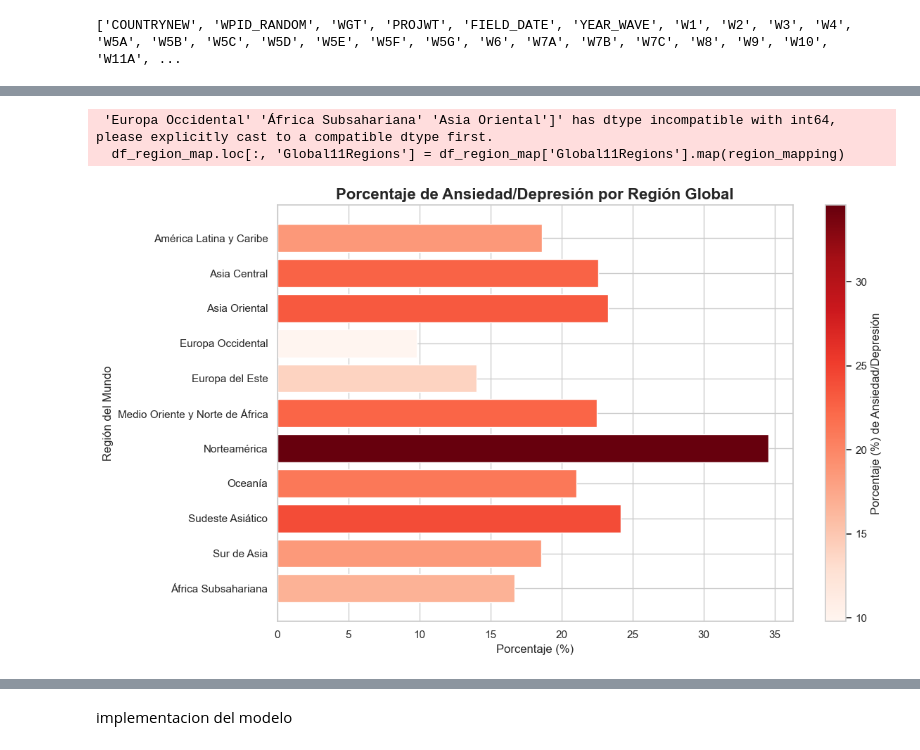
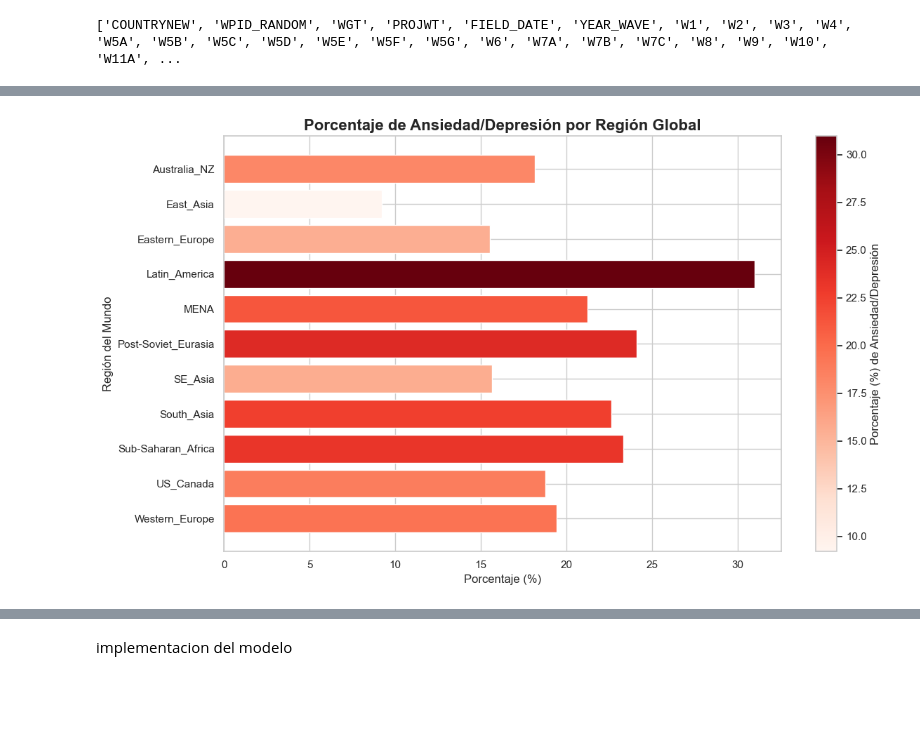
Before and after one commit to juanxog/mathEngTFM, a Jupyter notebook: tesis.ipynb, the cells around one changed output, grey strips where cells are left out. Saved outputs shown, nothing was run; the diff lists cells and outputs as text; code cells hidden in the pictures; blank space fills up the shorter version.

```diff
--- a/tesis.ipynb
+++ b/tesis.ipynb
@@ -491,21 +511,8 @@ import matplotlib.colors as mcolors
 
 df_region_map = df_clean[df_clean['MH7A'].isin(['Yes', 'No'])]
 
-# Mapeo seguro con .loc para evitar warnings
-region_mapping = {
-    1: 'América Latina y Caribe',
-    2: 'África Subsahariana',
-    3: 'Asia Oriental',
-    4: 'Sur de Asia',
-    5: 'Europa Occidental',
-    6: 'Europa del Este',
-    7: 'Medio Oriente y Norte de África',
-    8: 'Norteamérica',
-    9: 'Oceanía',
-    10: 'Asia Central',
-    11: 'Sudeste Asiático'
-}
-df_region_map.loc[:, 'Global11Regions'] = df_region_map['Global11Regions'].map(region_mapping)
+
+#df_region_map.loc[:, 'Global11Regions'] = df_region_map['Global11Regions'].map(region_mapping)
 
 # Agrupar para calcular porcentaje de ansiedad/depresión
 region_summary = (
@@ -519,33 +526,31 @@ region_summary = (
 region_yes = region_summary[region_summary['MH7A'] == 'Yes']
 
 # --- 2. Normalizar porcentaje para colores ---
 norm = plt.Normalize(region_yes['percentage'].min(), region_yes['percentage'].max())
 colors = [plt.cm.Reds(norm(p)) for p in region_yes['percentage']]
 
 # --- 3. Crear figura y eje manualmente ---
 fig, ax = plt.subplots(figsize=(12, 7))
 
 # Crear el gráfico manualmente para poder controlar el eje
 bars = ax.barh(
     region_yes['Global11Regions'],
     region_yes['percentage'],
     color=colors
 )
 
 # Crear y agregar la barra de colores
 sm = plt.cm.ScalarMappable(cmap="Reds", norm=norm)
 sm.set_array([])  # Obligatorio para matplotlib>=3.1
 cbar = fig.colorbar(sm, ax=ax)
 cbar.set_label('Porcentaje (%) de Ansiedad/Depresión', fontsize=12)
 
 # Ajustes de la gráfica
 ax.set_title("Porcentaje de Ansiedad/Depresión por Región Global", fontsize=16, fontweight='bold')
 ax.set_xlabel("Porcentaje (%)")
 ax.set_ylabel("Región del Mundo")
 ax.invert_yaxis()  # Para que la región con más porcentaje quede arriba
 plt.tight_layout()
 plt.show()
 # %% [output]
- 'Europa Occidental' 'África Subsahariana' 'Asia Oriental']' has dtype incompatible with int64, please explicitly cast to a compatible dtype first.
-  df_region_map.loc[:, 'Global11Regions'] = df_region_map['Global11Regions'].map(region_mapping)
-[figure, old version]
+[figure, new version]
```
Also changed, not shown: parts of 27 cells of this notebook, 5 other files.
